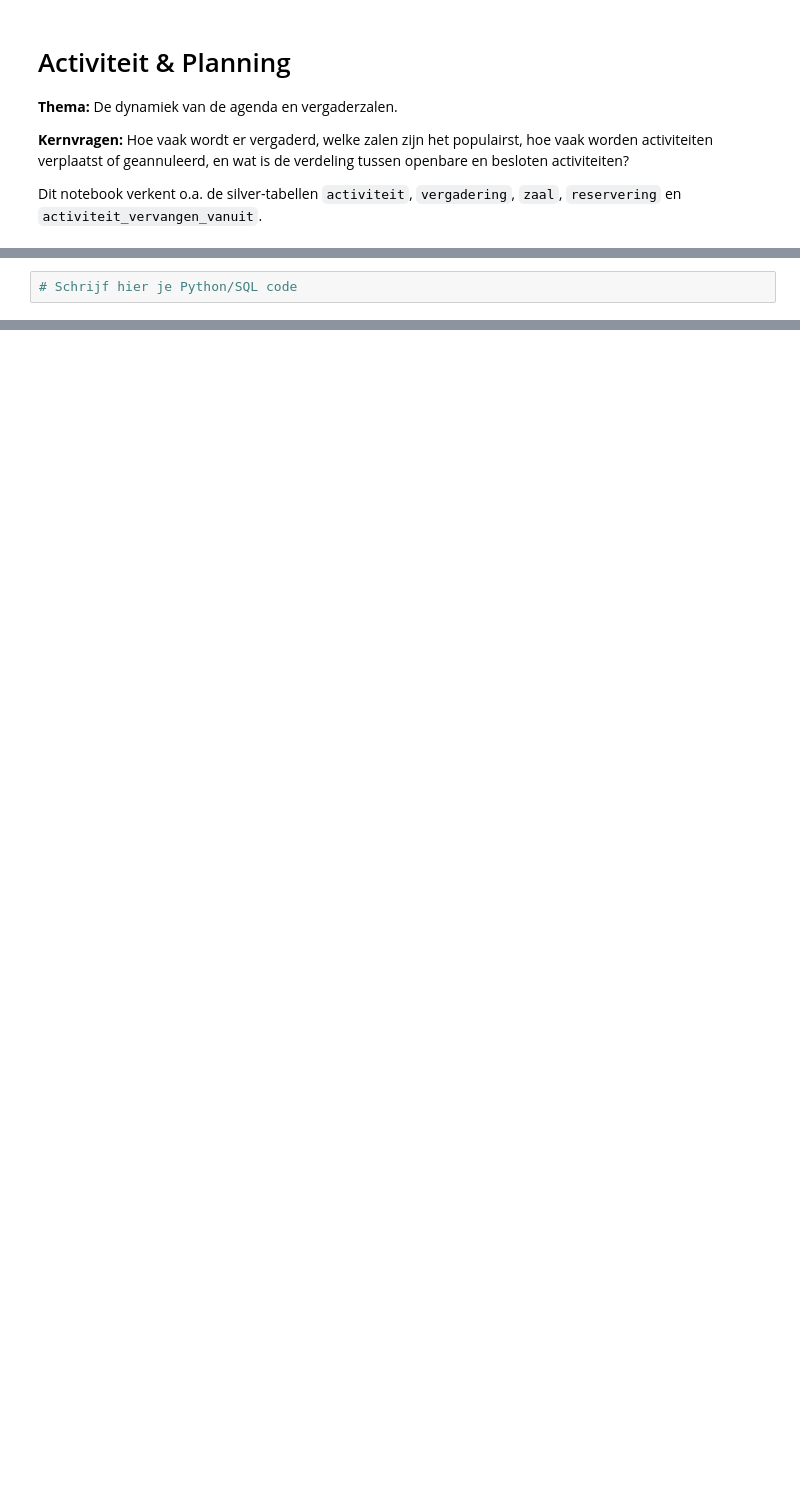
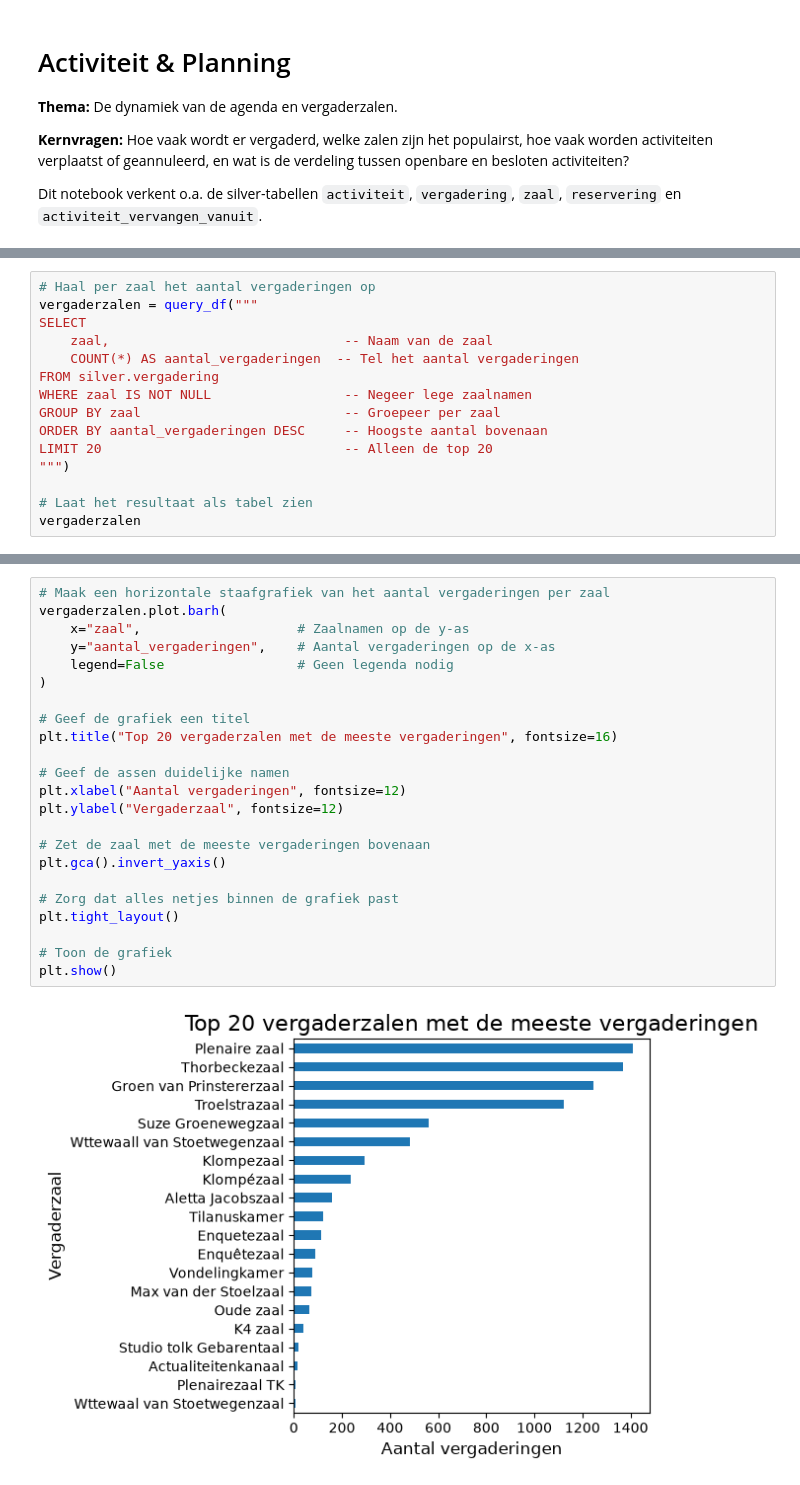
Before and after one commit to ElizeWierenga/tweedekamer-monitor, a Jupyter notebook: eda/activiteit_en_planning.ipynb, the cells around one changed output, grey strips where cells are left out. Saved outputs shown, nothing was run; the diff lists cells and outputs as text; blank space fills up the shorter version.

```diff
--- a/eda/activiteit_en_planning.ipynb
+++ b/eda/activiteit_en_planning.ipynb
@@ -40,2 +63,15 @@ Geef hier een beschrijving van het onderwerp of deelvraag die je wilt beantwoord
 # %%
-# Schrijf hier je Python/SQL code
+# Haal per zaal het aantal vergaderingen op
+vergaderzalen = query_df("""
+SELECT
+    zaal,                              -- Naam van de zaal
+    COUNT(*) AS aantal_vergaderingen  -- Tel het aantal vergaderingen
+FROM silver.vergadering
+WHERE zaal IS NOT NULL                 -- Negeer lege zaalnamen
+GROUP BY zaal                          -- Groepeer per zaal
+ORDER BY aantal_vergaderingen DESC     -- Hoogste aantal bovenaan
+LIMIT 20                               -- Alleen de top 20
+""")
+
+# Laat het resultaat als tabel zien
+vergaderzalen
@@ -41,0 +96,25 @@ Geef hier een beschrijving van het onderwerp of deelvraag die je wilt beantwoord
+# %%
+# Maak een horizontale staafgrafiek van het aantal vergaderingen per zaal
+vergaderzalen.plot.barh(
+    x="zaal",                    # Zaalnamen op de y-as
+    y="aantal_vergaderingen",    # Aantal vergaderingen op de x-as
+    legend=False                 # Geen legenda nodig
+)
+
+# Geef de grafiek een titel
+plt.title("Top 20 vergaderzalen met de meeste vergaderingen", fontsize=16)
+
+# Geef de assen duidelijke namen
+plt.xlabel("Aantal vergaderingen", fontsize=12)
+plt.ylabel("Vergaderzaal", fontsize=12)
+
+# Zet de zaal met de meeste vergaderingen bovenaan
+plt.gca().invert_yaxis()
+
+# Zorg dat alles netjes binnen de grafiek past
+plt.tight_layout()
+
+# Toon de grafiek
+plt.show()
+# %% [output]
+[figure, added]
```
Also changed, not shown: parts of 24 cells of this notebook.
